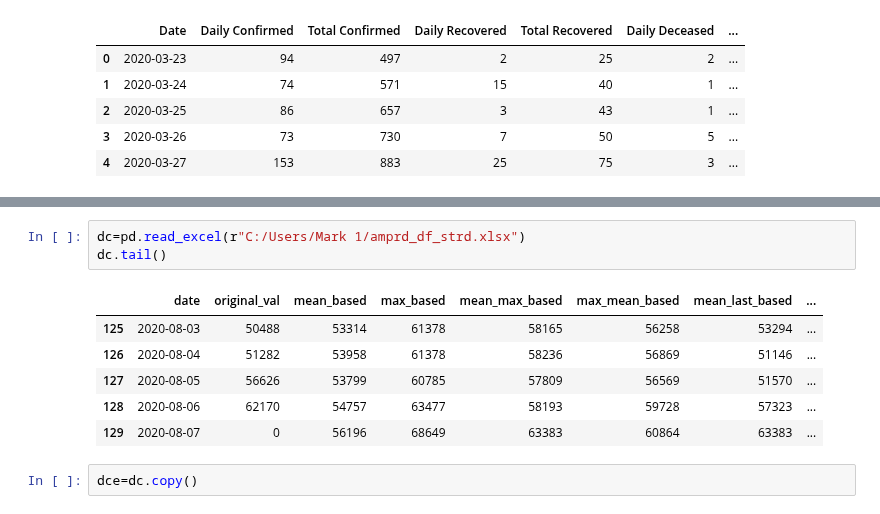
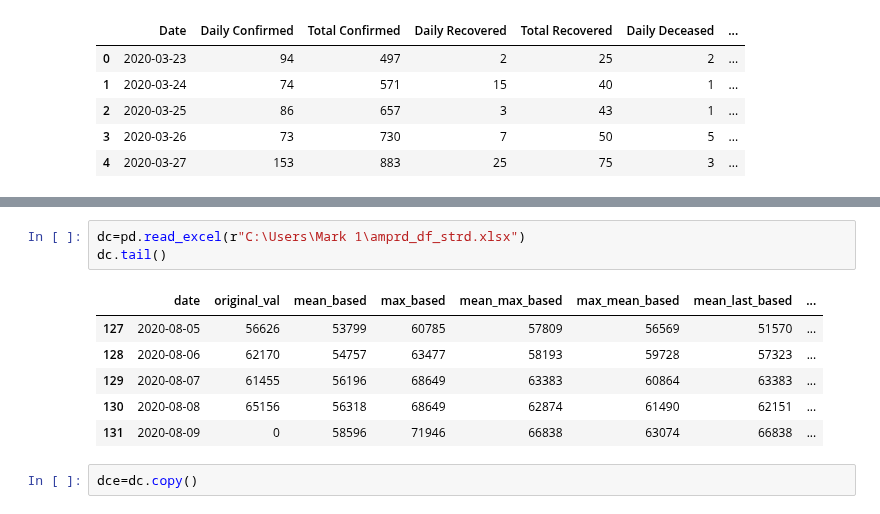
Before and after one commit to adit22/Data_Analysis, a Jupyter notebook: covid data analysis/Prediction/Daily_Confirmed_Analysis_Using_Ratio_Method.ipynb, the cells around one changed output, grey strips where cells are left out. Drawn from its saved outputs; the diff is of its cells as text.

```diff
--- a/covid data analysis/Prediction/Daily_Confirmed_Analysis_Using_Ratio_Method.ipynb
+++ b/covid data analysis/Prediction/Daily_Confirmed_Analysis_Using_Ratio_Method.ipynb
@@ -334,13 +338,13 @@ d.to_excel("amprd_df_strd.xlsx")
 # %%
-dc=pd.read_excel(r"C:/Users/Mark 1/amprd_df_strd.xlsx")
+dc=pd.read_excel(r"C:\Users\Mark 1\amprd_df_strd.xlsx")
 dc.tail()
 # %% [output]
 |  | date | original_val | mean_based | max_based | mean_max_based | max_mean_based | mean_last_based | ... |
-| 125 | 2020-08-03 | 50488 | 53314 | 61378 | 58165 | 56258 | 53294 | ... |
-| 126 | 2020-08-04 | 51282 | 53958 | 61378 | 58236 | 56869 | 51146 | ... |
 | 127 | 2020-08-05 | 56626 | 53799 | 60785 | 57809 | 56569 | 51570 | ... |
 | 128 | 2020-08-06 | 62170 | 54757 | 63477 | 58193 | 59728 | 57323 | ... |
-| 129 | 2020-08-07 | 0 | 56196 | 68649 | 63383 | 60864 | 63383 | ... |
+| 129 | 2020-08-07 | 61455 | 56196 | 68649 | 63383 | 60864 | 63383 | ... |
+| 130 | 2020-08-08 | 65156 | 56318 | 68649 | 62874 | 61490 | 62151 | ... |
+| 131 | 2020-08-09 | 0 | 58596 | 71946 | 66838 | 63074 | 66838 | ... |
 # %%
 dce=dc.copy()
 # %%
```
Also changed, not shown: parts of 10 cells of this notebook, 11 other files.
